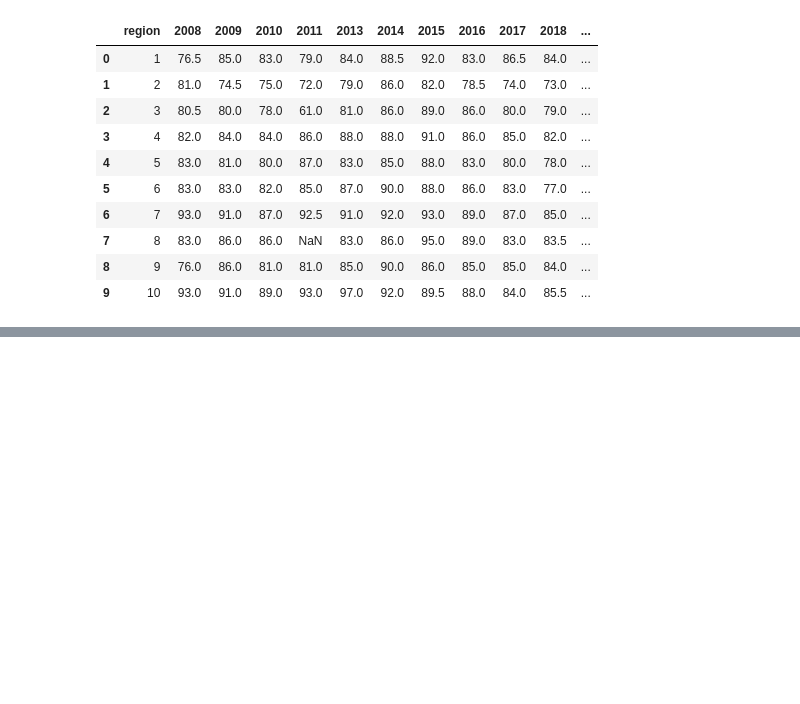
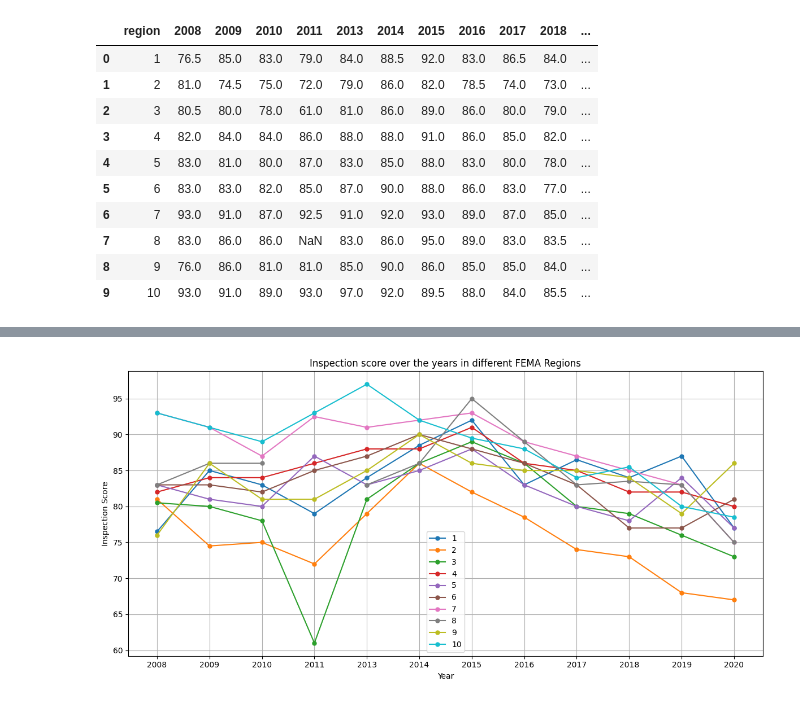
Before and after one commit to bestkb/HUD-Public-Housing, a Jupyter notebook: scripts/score_lineplot.ipynb, the cells around one changed output, grey strips where cells are left out. Cells and saved outputs as stored; diff of their text form; code cells hidden in the pictures; blank space fills up the shorter version.

Commit message:
added all the plots in the same graph

```diff
--- a/scripts/score_lineplot.ipynb
+++ b/scripts/score_lineplot.ipynb
@@ -42,17 +42,3 @@ df
 | 7 | 8 | 83.0 | 86.0 | 86.0 | NaN | 83.0 | 86.0 | 95.0 | 89.0 | 83.0 | 83.5 | ... |
 | 8 | 9 | 76.0 | 86.0 | 81.0 | 81.0 | 85.0 | 90.0 | 86.0 | 85.0 | 85.0 | 84.0 | ... |
 | 9 | 10 | 93.0 | 91.0 | 89.0 | 93.0 | 97.0 | 92.0 | 89.5 | 88.0 | 84.0 | 85.5 | ... |
-# %%
-#df = pd.DataFrame(data)
-df.set_index('region', inplace=True)
-
-# Plotting
-plt.figure(figsize=(12, 6))
-
-# Assigning a unique color to each region
-colors = ['blue', 'orange', 'green', 'red', 'purple', 'brown', 'pink', 'gray', 'olive', 'cyan']
-
-for region in df.index:
-    print(region)
-    print(colors[region - 1])
-    plt.plot(df.columns, df.loc[region], label=f'Region {region}', color=colors[region-1])
@@ -80,0 +80,16 @@ cyan
+# %%
+plt.figure(figsize=(12, 6))
+
+for region in df.index:
+    plt.plot(df.columns, df.loc[region], marker='o', markersize=5, label=f'{region}')
+
+
+plt.xlabel('Year')
+plt.ylabel('Inspection Score')
+plt.title('Inspection score over the years in different FEMA Regions')
+plt.grid(True)
+plt.legend()
+plt.tight_layout()
+plt.show()
+# %% [output]
+[figure, added]
```
Also changed, not shown: parts of 4 cells of this notebook.
